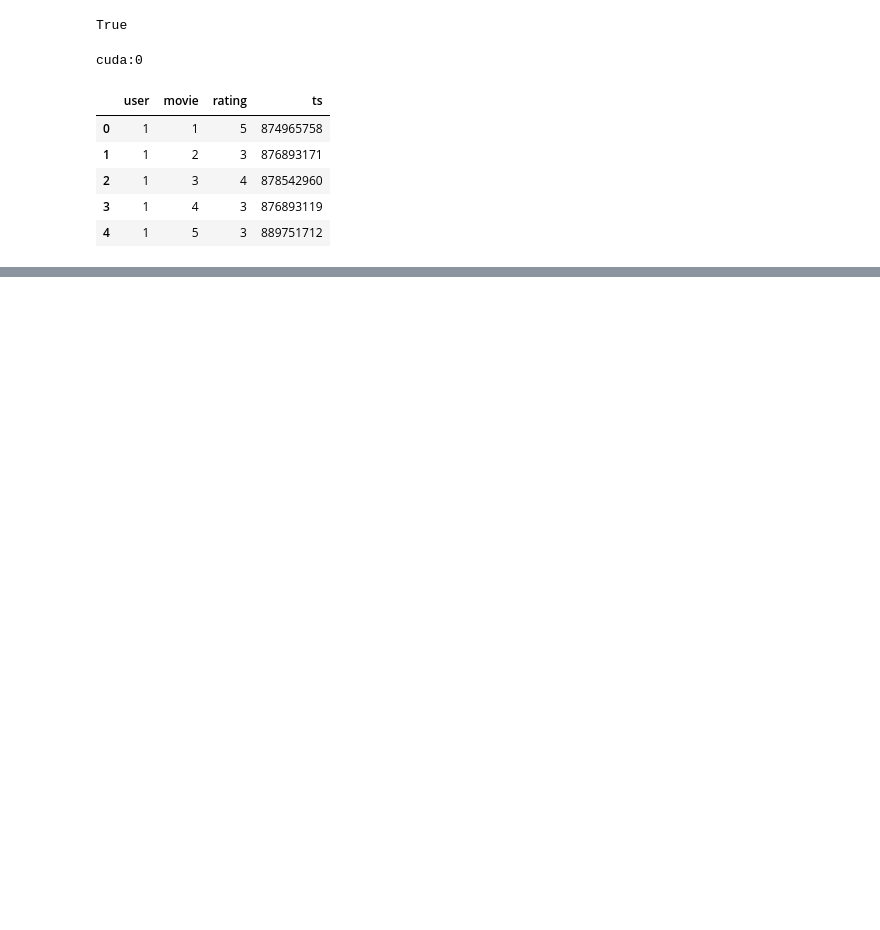
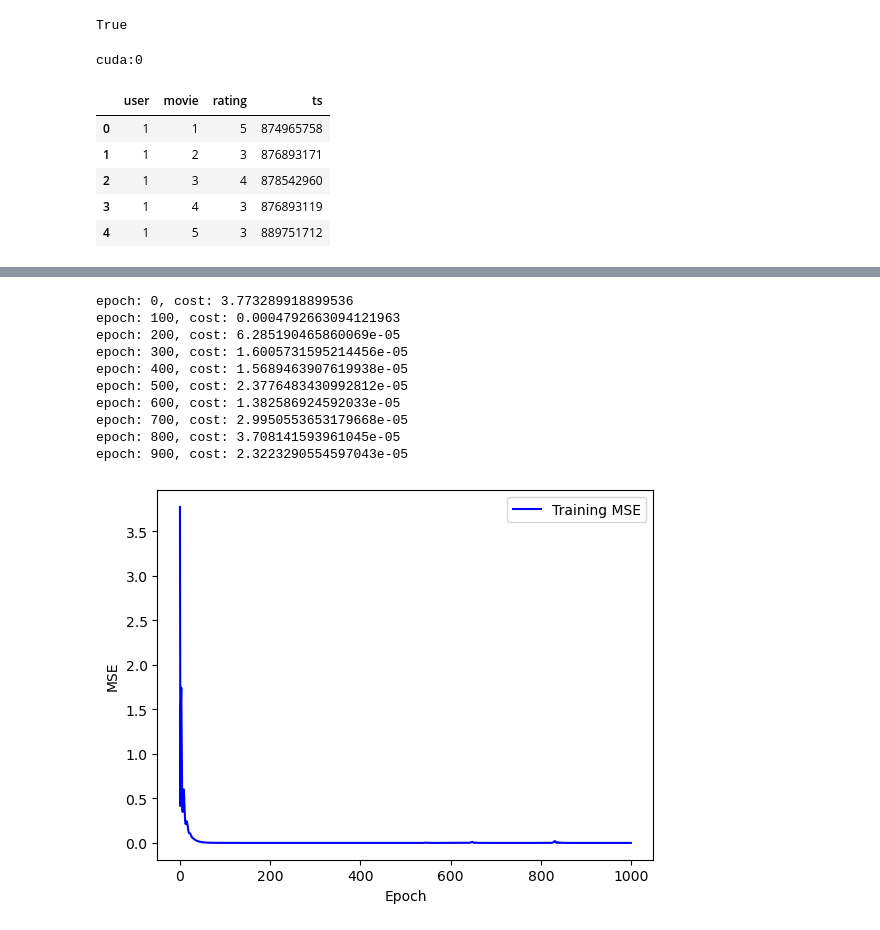
Before and after one commit to JwdanielJung/RecSys_study, a Jupyter notebook: 01. MF/MF_torch.ipynb, the cells around one changed output, grey strips where cells are left out. Saved outputs shown, nothing was run; the diff lists cells and outputs as text; code cells hidden in the pictures; blank space fills up the shorter version.

```diff
--- a/01. MF/MF_torch.ipynb
+++ b/01. MF/MF_torch.ipynb
@@ -90,0 +86,38 @@ epoch: 900, cost: 0.0007672904175706208
+# %%
+optimizer = torch.optim.Adam([P, Q], lr= 0.1)
+
+X = []
+Y = []
+
+for epoch in range(1000):
+
+    hypothesis = torch.sum(P[items] * Q[users], dim= 1)
+    cost = F.mse_loss(hypothesis ,ratings)
+
+    optimizer.zero_grad()
+    cost.backward()
+    optimizer.step()
+
+    X.append(epoch)
+    Y.append(cost.item())
+
+    if epoch % 100 == 0:
+        print(f"epoch: {epoch}, cost: {cost.item()}")
+
+plt.ylabel("MSE")
+plt.xlabel("Epoch")
+plt.plot(X,Y, c="blue", label="Training MSE")
+plt.legend()
+plt.show()
+# %% [output]
+epoch: 0, cost: 3.773289918899536
+epoch: 100, cost: 0.0004792663094121963
+epoch: 200, cost: 6.285190465860069e-05
+epoch: 300, cost: 1.6005731595214456e-05
+epoch: 400, cost: 1.5689463907619938e-05
+epoch: 500, cost: 2.3776483430992812e-05
+epoch: 600, cost: 1.382586924592033e-05
+epoch: 700, cost: 2.9950553653179668e-05
+epoch: 800, cost: 3.708141593961045e-05
+epoch: 900, cost: 2.3223290554597043e-05
+[figure, added]
```
Also changed, not shown: parts of 15 cells of this notebook.
